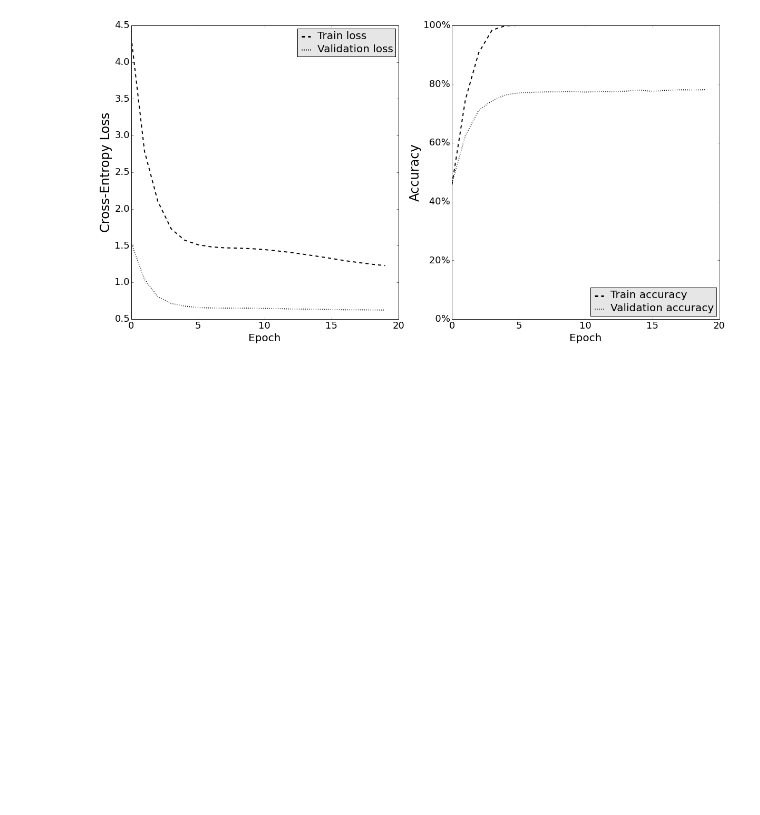
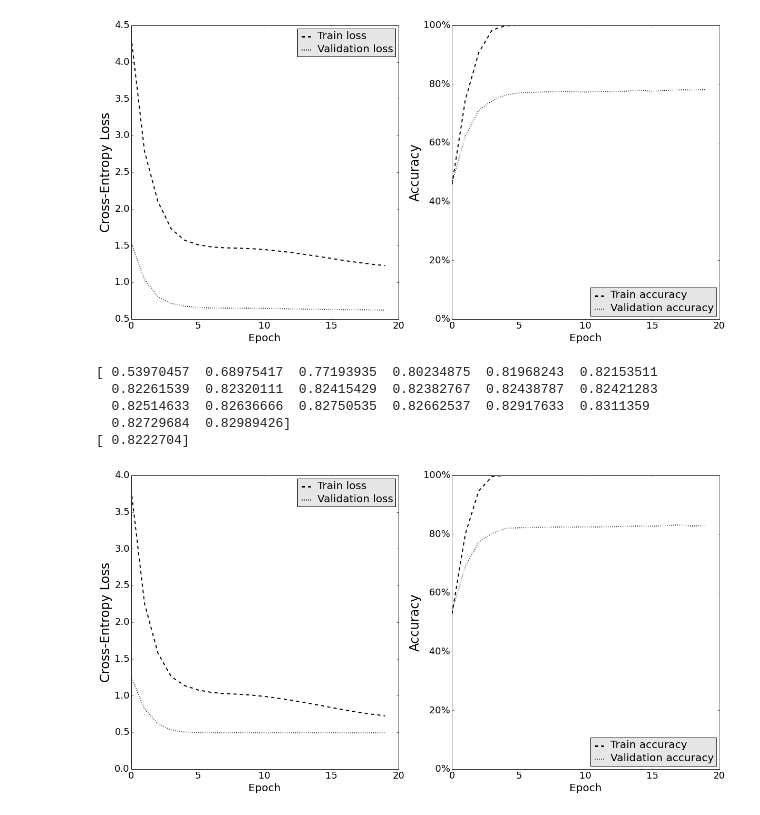
Before and after one commit to marcuniq/ini_caltech101, a Jupyter notebook: iPython Notebooks/Report figures.ipynb, the cells around one changed output. Saved outputs shown, nothing was run; the diff lists cells and outputs as text; code cells hidden in the pictures; blank space fills up the shorter version.

Commit message:
experiment: conv1-9x9

```diff
--- a/iPython Notebooks/Report figures.ipynb
+++ b/iPython Notebooks/Report figures.ipynb
@@ -114,3 +114,13 @@ fig.savefig(pp + 'report/images/no-bn_no-bias-constraint.png')
   0.77998305  0.78088421]
 [ 0.7825943]
 [figure]
+# %%
+fig = plot(pp + 'results/2015-12-28_05.43.05_conv1-9x9_cv1_e20_history.json')
+fig.savefig(pp + 'report/images/conv1-9x9.png')
+# %% [output]
+[ 0.53970457  0.68975417  0.77193935  0.80234875  0.81968243  0.82153511
+  0.82261539  0.82320111  0.82415429  0.82382767  0.82438787  0.82421283
+  0.82514633  0.82636666  0.82750535  0.82662537  0.82917633  0.8311359
+  0.82729684  0.82989426]
+[ 0.8222704]
+[figure, added]
```
Also changed, not shown: 4 other files.
